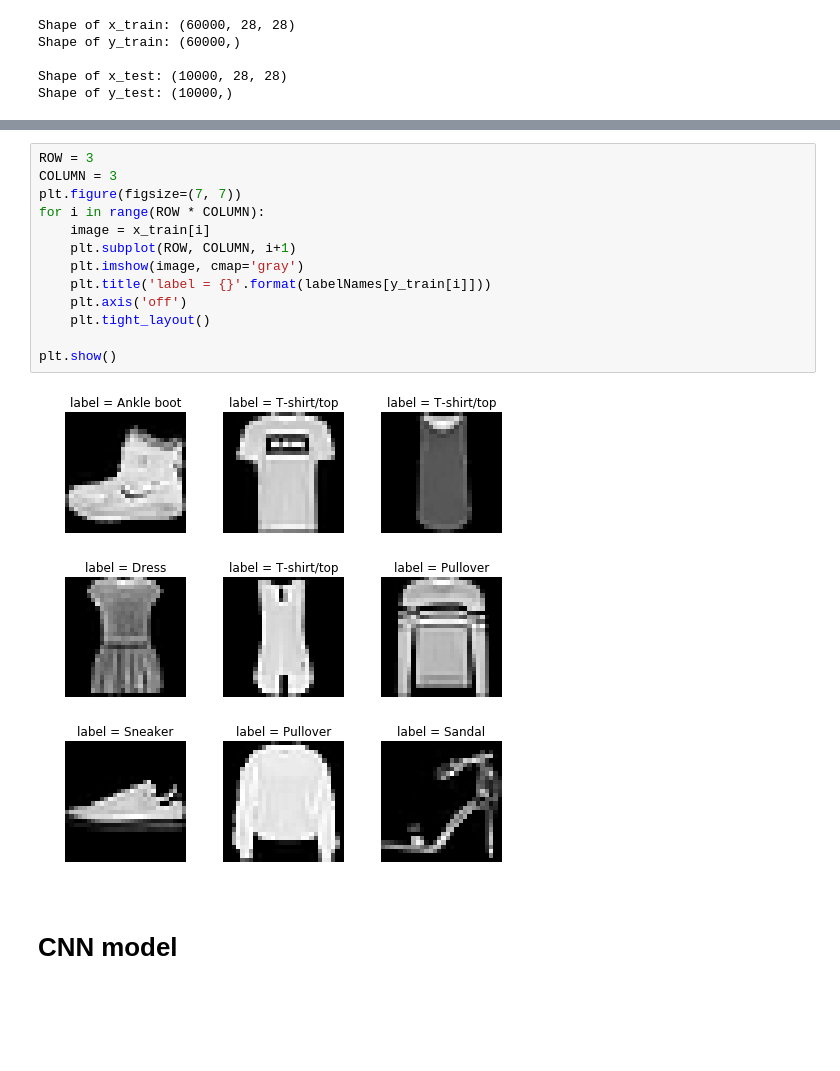
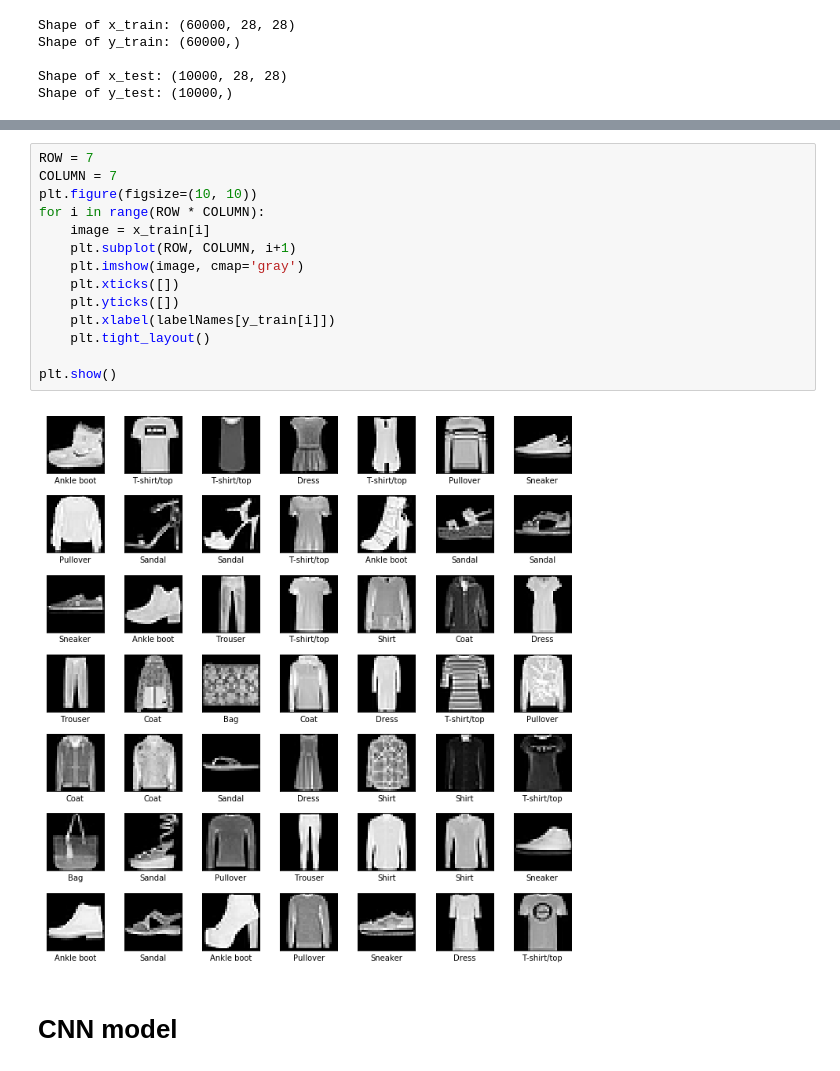
Before and after one commit to hgdangkhoi/Image-Classification-with-Fashion-MNIST-and-CIFAR-10, a Jupyter notebook: Image Classification with Fashion-MNIST and CIFAR-10.ipynb, the cells around one changed output, grey strips where cells are left out. Cells and saved outputs as stored; diff of their text form; blank space fills up the shorter version.

```diff
--- a/Image Classification with Fashion-MNIST and CIFAR-10.ipynb
+++ b/Image Classification with Fashion-MNIST and CIFAR-10.ipynb
@@ -159,18 +84,19 @@ Image (#79): Which is label number '9', or label 'Ankle boot''
 # %%
-ROW = 3
-COLUMN = 3
-plt.figure(figsize=(7, 7))
+ROW = 7
+COLUMN = 7
+plt.figure(figsize=(10, 10))
 for i in range(ROW * COLUMN):
     image = x_train[i]
     plt.subplot(ROW, COLUMN, i+1)
     plt.imshow(image, cmap='gray')
-    plt.title('label = {}'.format(labelNames[y_train[i]]))
-    plt.axis('off')
+    plt.xticks([])
+    plt.yticks([])
+    plt.xlabel(labelNames[y_train[i]])
     plt.tight_layout()
 
 plt.show()
 # %% [output]
-[figure, old version]
+[figure, new version]
 # %% [markdown]
 # CNN model
 # %%
```
Also changed, not shown: parts of 26 cells of this notebook.
